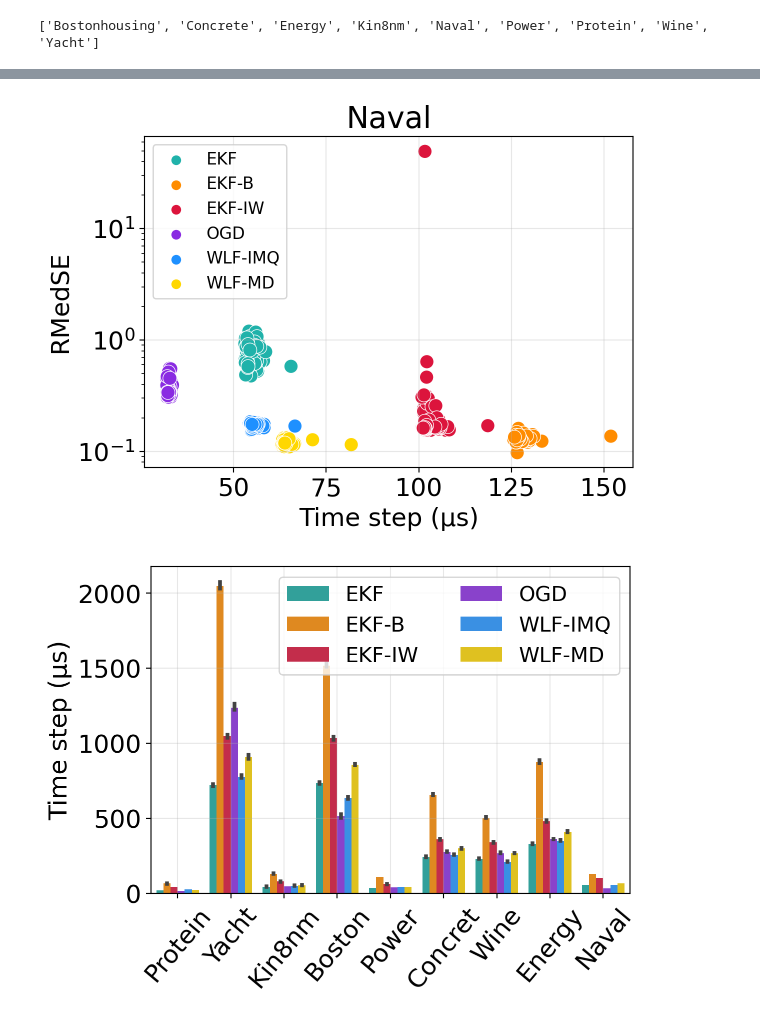
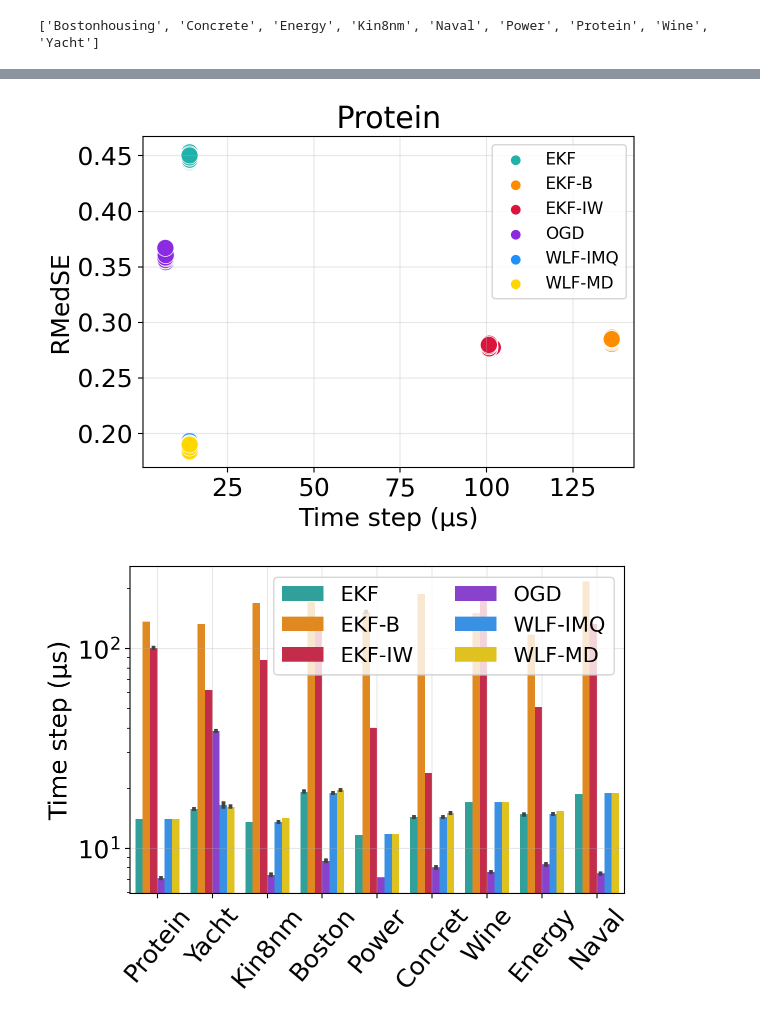
Before and after one commit to gerdm/weighted-likelihood-filter, a Jupyter notebook: experiments/uci-regression-eval.ipynb, the cells around one changed output, grey strips where cells are left out. Cells and saved outputs as stored; diff of their text form; code cells hidden in the pictures.

```diff
--- a/experiments/uci-regression-eval.ipynb
+++ b/experiments/uci-regression-eval.ipynb
@@ -83,37 +41,0 @@ info_datasets
-# %%
-df_results_all = []
-for file_name in experiment_names:
-    dataset = file_name.replace("-target.pkl", "")
-    path = os.path.join(path_base, file_name)
-    with open(path, "rb") as f:
-        experiment = pickle.load(f)
-
-    errors = experiment["methods"]
-
-    running_times = experiment["running-times"].copy()
-    # del running_times["EKF-B"]    # REMOVE AFTER REFACTORING
-    running_times = pd.DataFrame(running_times)
-
-    df_results = pd.DataFrame({
-        name: errors[name].median(axis=0)
-        for name in errors
-    })
-
-    df_results = df_results.reset_index().melt("index", value_name="err")
-    running_times = running_times.reset_index().melt("index", value_name="time")
-
-    df_results = pd.merge(
-        df_results,
-        running_times,
-        on=["index", "variable"],
-    )
-
-    df_results["dataset"] = dataset
-    df_results_all.append(df_results)
-
-df_results_all = pd.concat(df_results_all, axis=0)
-
-# Root median squared error
-df_results_all["err"] = np.sqrt(df_results_all["err"])
-df_results_all["dataset"] = df_results_all["dataset"].str.replace("-.*", "", regex=True).str.capitalize()
-df_results_all = df_results_all.merge(info_datasets, on="dataset")
@@ -140,16 +149,17 @@ info_datasets
 # %%
 algorithms = sorted(cmap.keys())
 
-dataset = "Naval"
+dataset = "Protein"
 sns.scatterplot(
-    y="err", x="timestep", hue="variable",
-    data=df_results_all.query("dataset == @dataset").query("err < 10 ** 2"),
-    palette=cmap, s=100,
+    y="err", x="timestep", hue="method",
+    data=df_results_all.query("dataset == @dataset").query("run > 0"),
+    palette=cmap, s=150,
     hue_order=algorithms,
-    linewidth=0.5
+    linewidth=0.5,
 )
-plt.yscale("log")
-plt.legend(ncol=1, loc="upper left", fontsize=12)
+# plt.yscale("log")
+# plt.xscale("log")
+plt.legend(ncol=1, loc="upper right", fontsize=12)
 plt.title(dataset)
 plt.xlabel("Time step (μs)")
 plt.ylabel("RMedSE")
@@ -157,23 +167,24 @@ plt.grid(alpha=0.3)
 plt.tight_layout()
 plt.savefig(f"./figures/{dataset.lower()}-time-v-err.png", dpi=300)
 # %% [output]
-[figure, old version]
+[figure, new version]
 # %%
 sns.barplot(
     x="dataset",
     y="timestep",
-    hue="variable",
+    hue="method",
     palette=cmap,
     data=(
         df_results_all.assign(dataset=df_results_all.dataset.str[:7].str.replace("nh", "n"))
     ),
 )
-plt.legend(ncol=2, fontsize=15)
+plt.legend(ncol=2, fontsize=15, loc="upper right")
 plt.xticks(rotation=50)
 plt.grid(alpha=0.3)
 plt.xlabel("")
 plt.ylabel("Time step (μs)")
 plt.tight_layout()
-plt.savefig(f"./figures/uci-time-comparison.png", dpi=300)
+plt.yscale("log")
+# plt.savefig(f"./figures/uci-time-comparison.png", dpi=300)
 # %% [output]
-[figure, old version]
+[figure, new version]
```
Also changed, not shown: parts of 29 cells of this notebook, 1 other file.
